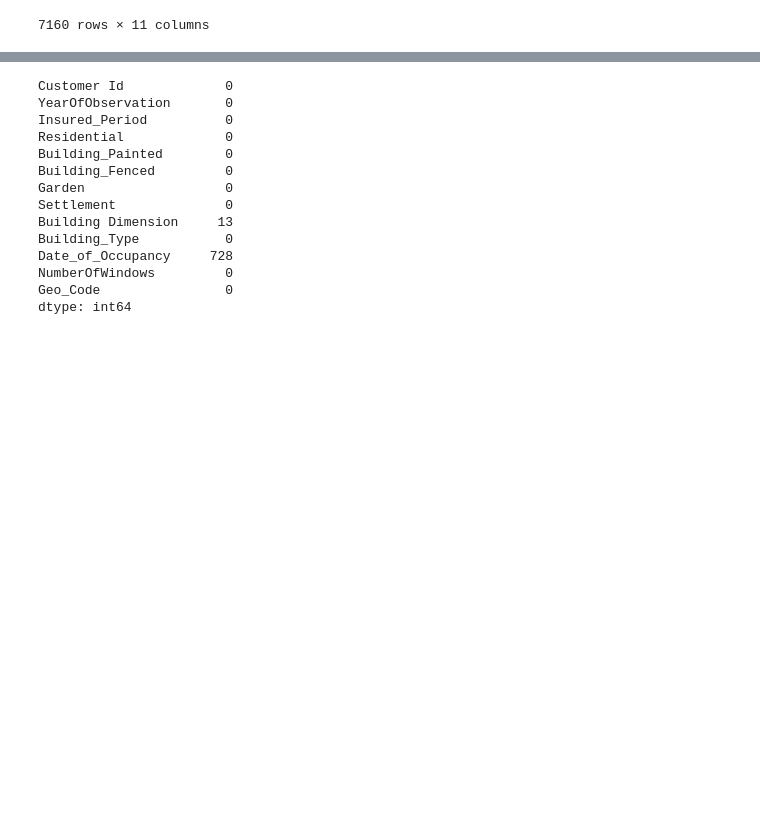
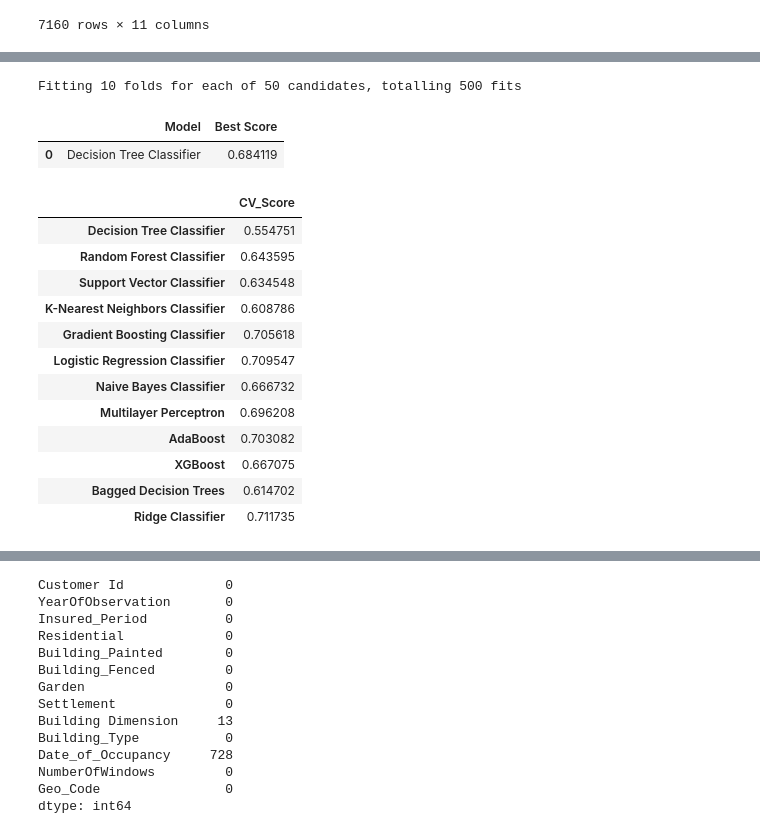
Before and after one commit to uduakobioh/NCAIR_AI, a Jupyter notebook: ML_Compete/Classification/data-science-nigeria-2019-challenge-1-insurance-prediction/base.ipynb, the cells around one changed output, grey strips where cells are left out. Saved outputs shown, nothing was run; the diff lists cells and outputs as text; code cells hidden in the pictures; blank space fills up the shorter version.

Commit message:
created new submission with ridge classifier

```diff
--- a/ML_Compete/Classification/data-science-nigeria-2019-challenge-1-insurance-prediction/base.ipynb
+++ b/ML_Compete/Classification/data-science-nigeria-2019-challenge-1-insurance-prediction/base.ipynb
@@ -473,0 +333,13 @@ train_data.groupby('Geo_Code').count()
+# %%
+name, model = models[0]
+
+best_score, best_params = random_search(model, name, hyperparameters[name], new_X, base_Y)
+parameters[name] = best_params
+scoring = scoring.append({'Model': name, 'Best Score': best_score}, ignore_index=True)
+# %% [output]
+Fitting 10 folds for each of 50 candidates, totalling 500 fits
+# %%
+scoring
+# %% [output]
+|  | Model | Best Score |
+| 0 | Decision Tree Classifier | 0.684119 |
@@ -473,0 +386,30 @@ train_data.groupby('Geo_Code').count()
+# %%
+def cross_val_models(model_dict, X, Y):
+
+  cv_scores = [] #A list to store the mean performance of each model
+
+  for name, model in model_dict.items():
+    cv_score = cross_val_score(model, X, Y, cv=10, scoring='roc_auc').mean()
+    cv_scores.append(cv_score)
+
+  score_df = pd.DataFrame([cv_scores], columns = list(model_dict.keys())).transpose()
+  score_df.rename(columns = {0:'CV_Score'}, inplace = True)
+
+  return score_df
+# %%
+bb = cross_val_models(models, new_X, base_Y)
+bb
+# %% [output]
+|  | CV_Score |
+| Decision Tree Classifier | 0.554751 |
+| Random Forest Classifier | 0.643595 |
+| Support Vector Classifier | 0.634548 |
+| K-Nearest Neighbors Classifier | 0.608786 |
+| Gradient Boosting Classifier | 0.705618 |
+| Logistic Regression Classifier | 0.709547 |
+| Naive Bayes Classifier | 0.666732 |
+| Multilayer Perceptron | 0.696208 |
+| AdaBoost | 0.703082 |
+| XGBoost | 0.667075 |
+| Bagged Decision Trees | 0.614702 |
+| Ridge Classifier | 0.711735 |
```
Also changed, not shown: parts of 23 cells of this notebook, 3 other files.
